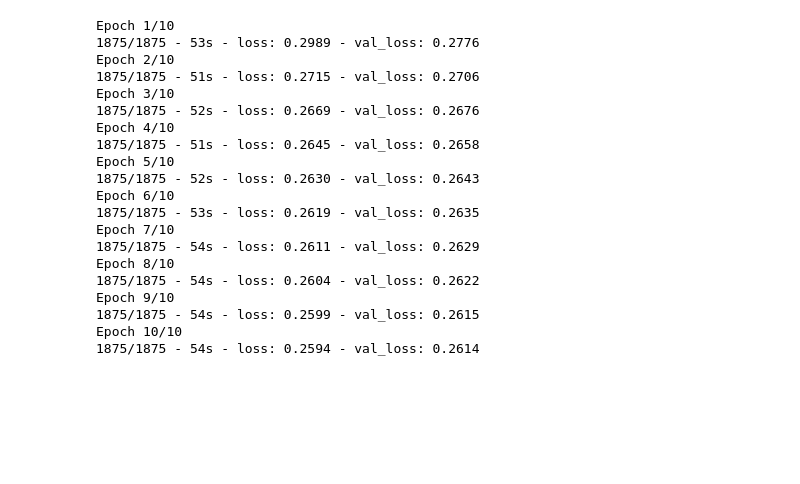
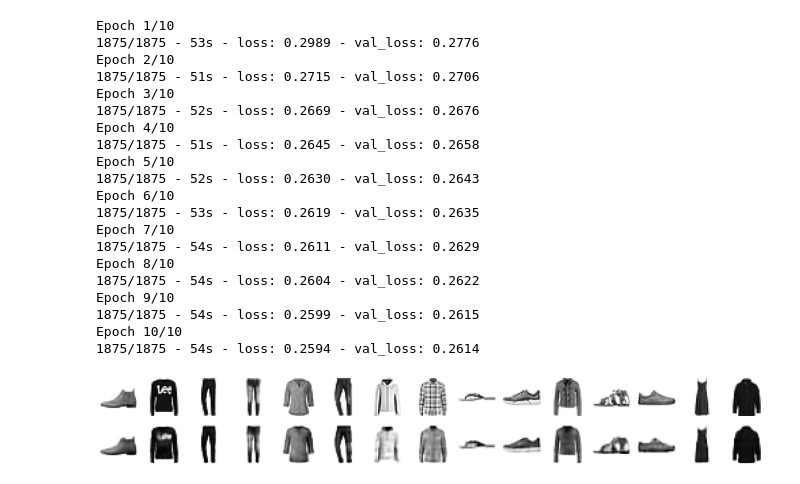
Before and after one commit to sailajak2003/fashion_minst, a Jupyter notebook: AutoEncoder_Conv.ipynb, the cells around one changed output. Saved outputs shown, nothing was run; the diff lists cells and outputs as text; code cells hidden in the pictures; blank space fills up the shorter version.

```diff
--- a/AutoEncoder_Conv.ipynb
+++ b/AutoEncoder_Conv.ipynb
@@ -132,3 +132,7 @@ Epoch 9/10
 1875/1875 - 54s - loss: 0.2599 - val_loss: 0.2615
 Epoch 10/10
 1875/1875 - 54s - loss: 0.2594 - val_loss: 0.2614
+# %%
+show_reconstuctions(AE_Conv,15)
+# %% [output]
+[figure, added]
```
